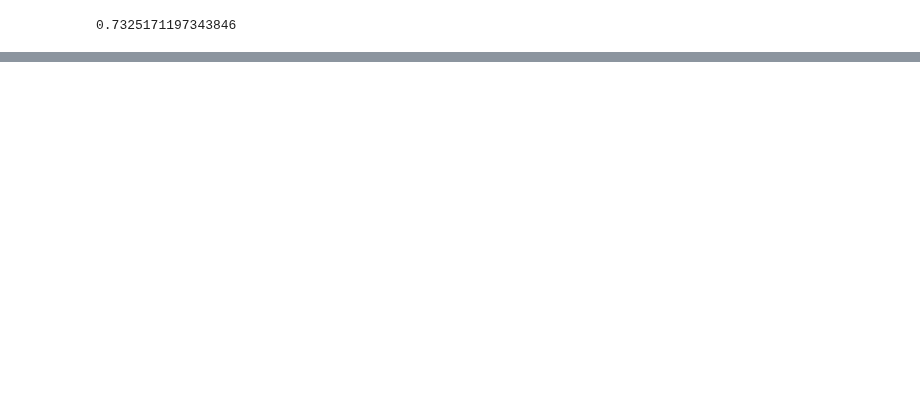
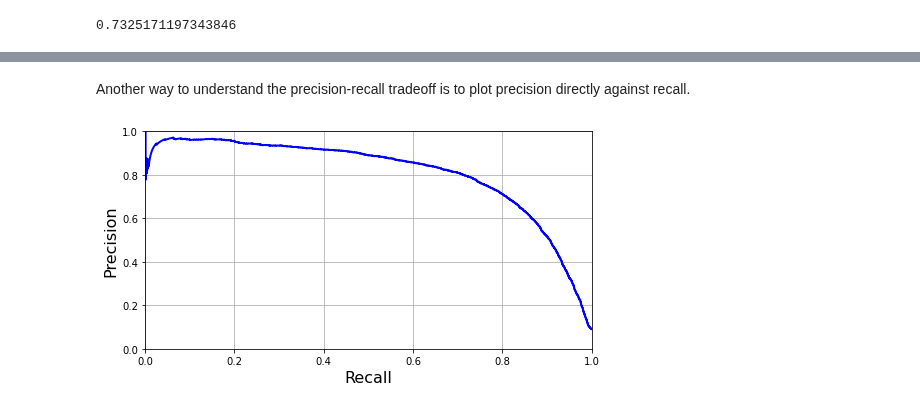
Before and after one commit to mandliya/ml, a Jupyter notebook: hands_on_machine_learning/3/Classification.ipynb, the cells around one changed output, grey strips where cells are left out. Saved outputs shown, nothing was run; the diff lists cells and outputs as text; code cells hidden in the pictures; blank space fills up the shorter version.

Commit message:
Day 14: Precision recall continued

```diff
--- a/hands_on_machine_learning/3/Classification.ipynb
+++ b/hands_on_machine_learning/3/Classification.ipynb
@@ -263,0 +347,2 @@ f1_score(y_train_5, y_train_pred)
+# %%
+y_scores = cross_val_predict(sgd_classifier, X_train, y_train_5, cv=3, method="decision_function")
@@ -263,0 +351,3 @@ f1_score(y_train_5, y_train_pred)
+# %%
+from sklearn.metrics import precision_recall_curve
+precisions, recalls, thresholds = precision_recall_curve(y_train_5, y_scores)
@@ -263,0 +370,14 @@ f1_score(y_train_5, y_train_pred)
+# %% [markdown]
+Another way to understand the precision-recall tradeoff is to plot precision directly against recall.
+# %%
+def plot_precision_vs_recall(precisions, recalls):
+    plt.plot(recalls, precisions, "b-", linewidth=2)
+    plt.xlabel("Recall", fontsize=16)
+    plt.ylabel("Precision", fontsize=16)
+    plt.axis([0, 1, 0, 1])
+    plt.grid(True)
+
+plt.figure(figsize=(8,4))
+plot_precision_vs_recall(precisions, recalls)
+# %% [output]
+[figure, added]
```
Also changed, not shown: parts of 9 cells of this notebook, 4 other files.
